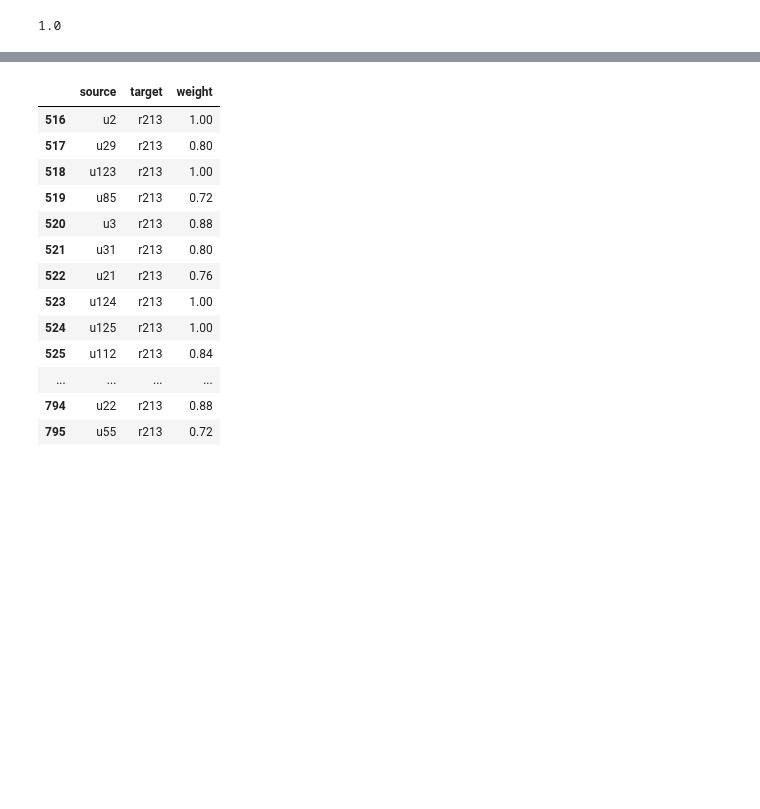
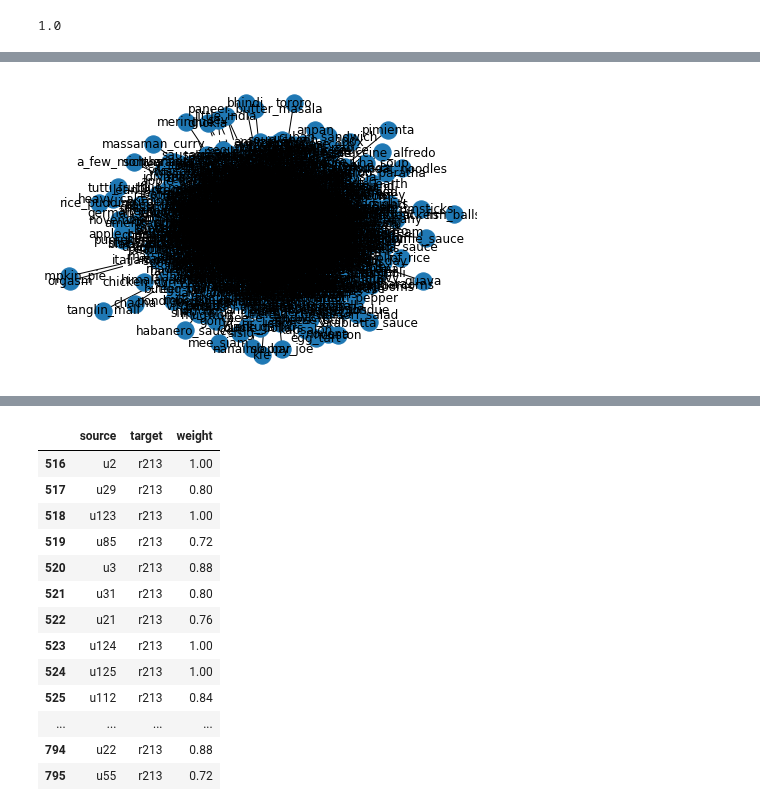
Before and after one commit to ravi-gopalan/DAND_Data_Wrangling, a Jupyter notebook: graph_analysis.ipynb, the cells around one changed output, grey strips where cells are left out. Drawn from its saved outputs; the diff is of its cells as text; code cells hidden in the pictures; blank space fills up the shorter version.

```diff
--- a/graph_analysis.ipynb
+++ b/graph_analysis.ipynb
@@ -168,0 +192,5 @@ c
+# %%
+row_toks = []
+for doc in df['entities']:
+  row_toks.append([token.text for token in nlp(doc) if not token.is_punct])
+df_entities = pd.DataFrame(pd.Series(row_toks),columns=['entities'])
@@ -168,0 +219,4 @@ c
+# %%
+for index, row in df_entities.head(2).iterrows():
+    entities=row['entities']
+    print(len(entities))
@@ -168,0 +226,12 @@ c
+# %%
+source = []
+target = []
+for index, row in df_entities.iterrows():
+    entities=row['entities']
+    entities_len = len(entities)
+    for n in list(itertools.combinations(entities, 2)):
+        source.append(n[0])
+        target.append(n[1])
+df_co_occ = pd.DataFrame(list(zip(source, target)))
+df_co_occ.columns = ['source','target']
+df_co_occ.head(10)
@@ -168,0 +250,14 @@ c
+# %%
+#df_co_occ.groupby(['source', 'target']).size()
+
+df_co_occ = pd.DataFrame({'count' : df_co_occ.groupby(['source', 'target']).size()}).reset_index()
+# %%
+g = nx.from_pandas_edgelist(df_co_occ, source='source', target='target', edge_attr='count')
+
+pos = nx.spring_layout(g)
+nx.draw(g, pos, with_labels=True)
+labels = nx.get_edge_attributes(g, 'count')
+nx.draw_networkx_edge_labels(g, pos, edge_labels=labels)
+plt.show()
+# %% [output]
+[figure, added]
```
Also changed, not shown: parts of 29 cells of this notebook.
